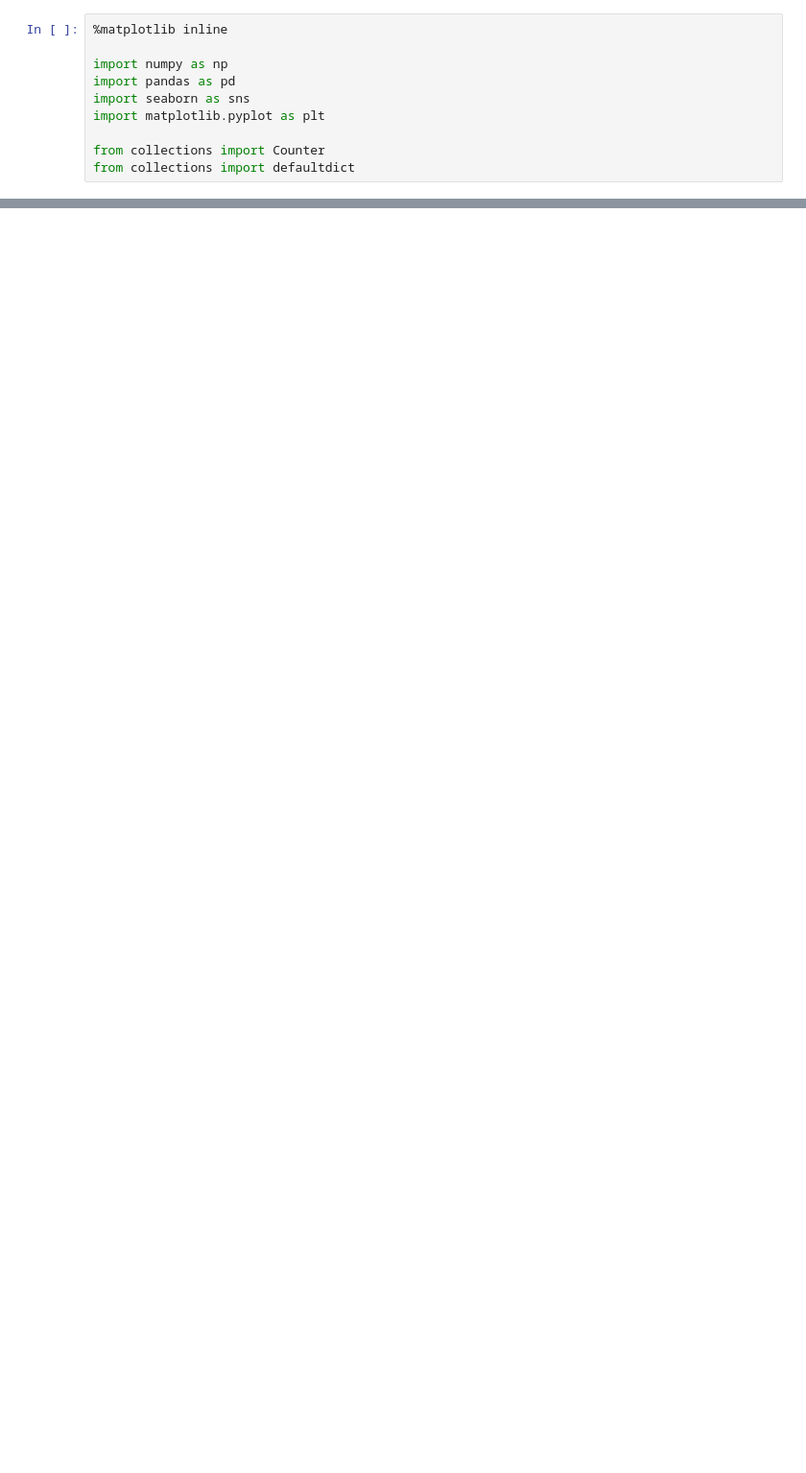
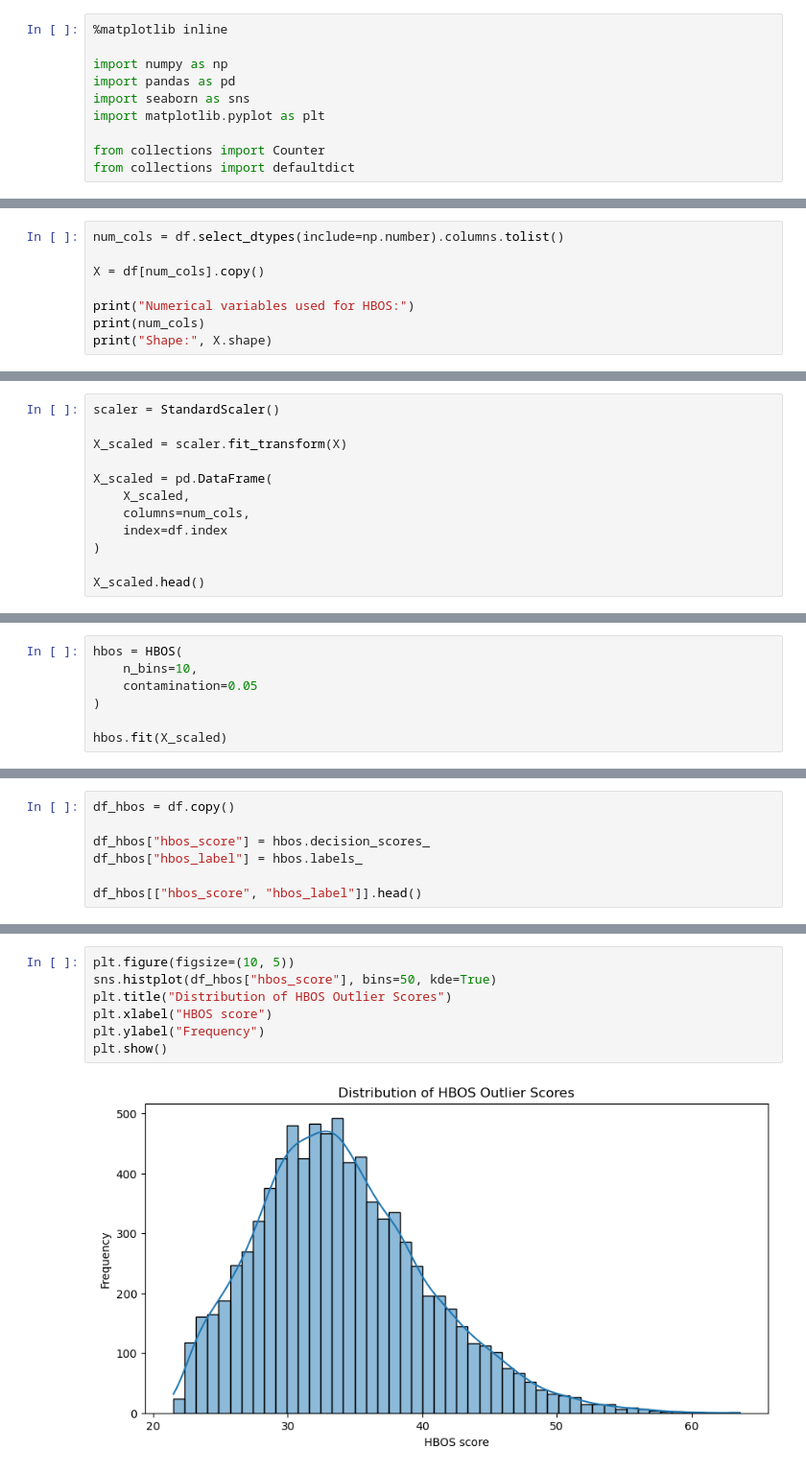
Before and after one commit to lorenzobuccolini03/Data-Mining---Advanced-Topics, a Jupyter notebook: Outliers_Detection/Naive_Approaches.ipynb, the cells around one changed output, grey strips where cells are left out. Shown at 96% size. Drawn from its saved outputs; the diff is of its cells as text; blank space fills up the shorter version.

```diff
--- a/Outliers_Detection/Naive_Approaches.ipynb
+++ b/Outliers_Detection/Naive_Approaches.ipynb
@@ -218,0 +178,8 @@ array([41.04073403, 44.57555928, 43.38089961, ..., 45.47102362,
+# %%
+num_cols = df.select_dtypes(include=np.number).columns.tolist()
+
+X = df[num_cols].copy()
+
+print("Numerical variables used for HBOS:")
+print(num_cols)
+print("Shape:", X.shape)
@@ -218,0 +190,12 @@ array([41.04073403, 44.57555928, 43.38089961, ..., 45.47102362,
+# %%
+scaler = StandardScaler()
+
+X_scaled = scaler.fit_transform(X)
+
+X_scaled = pd.DataFrame(
+    X_scaled,
+    columns=num_cols,
+    index=df.index
+)
+
+X_scaled.head()
@@ -218,0 +210,7 @@ array([41.04073403, 44.57555928, 43.38089961, ..., 45.47102362,
+# %%
+hbos = HBOS(
+    n_bins=10,
+    contamination=0.05
+)
+
+hbos.fit(X_scaled)
@@ -218,0 +219,7 @@ array([41.04073403, 44.57555928, 43.38089961, ..., 45.47102362,
+# %%
+df_hbos = df.copy()
+
+df_hbos["hbos_score"] = hbos.decision_scores_
+df_hbos["hbos_label"] = hbos.labels_
+
+df_hbos[["hbos_score", "hbos_label"]].head()
@@ -218,0 +265,9 @@ array([41.04073403, 44.57555928, 43.38089961, ..., 45.47102362,
+# %%
+plt.figure(figsize=(10, 5))
+sns.histplot(df_hbos["hbos_score"], bins=50, kde=True)
+plt.title("Distribution of HBOS Outlier Scores")
+plt.xlabel("HBOS score")
+plt.ylabel("Frequency")
+plt.show()
+# %% [output]
+[figure, added]
```
Also changed, not shown: parts of 46 cells of this notebook, 3 other files.
